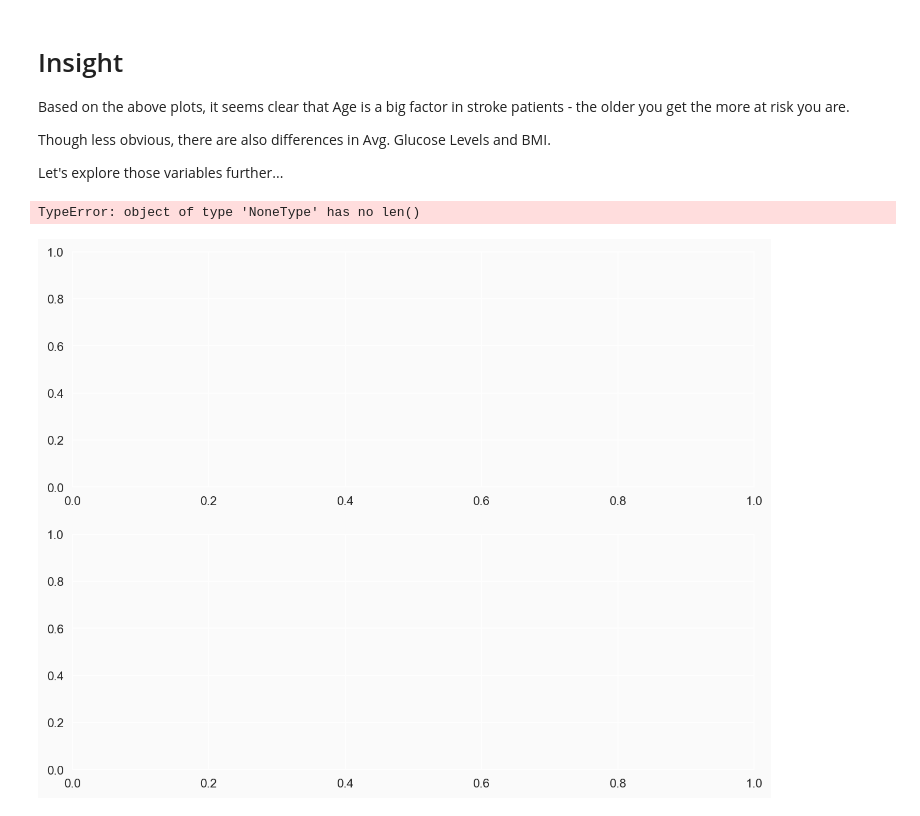
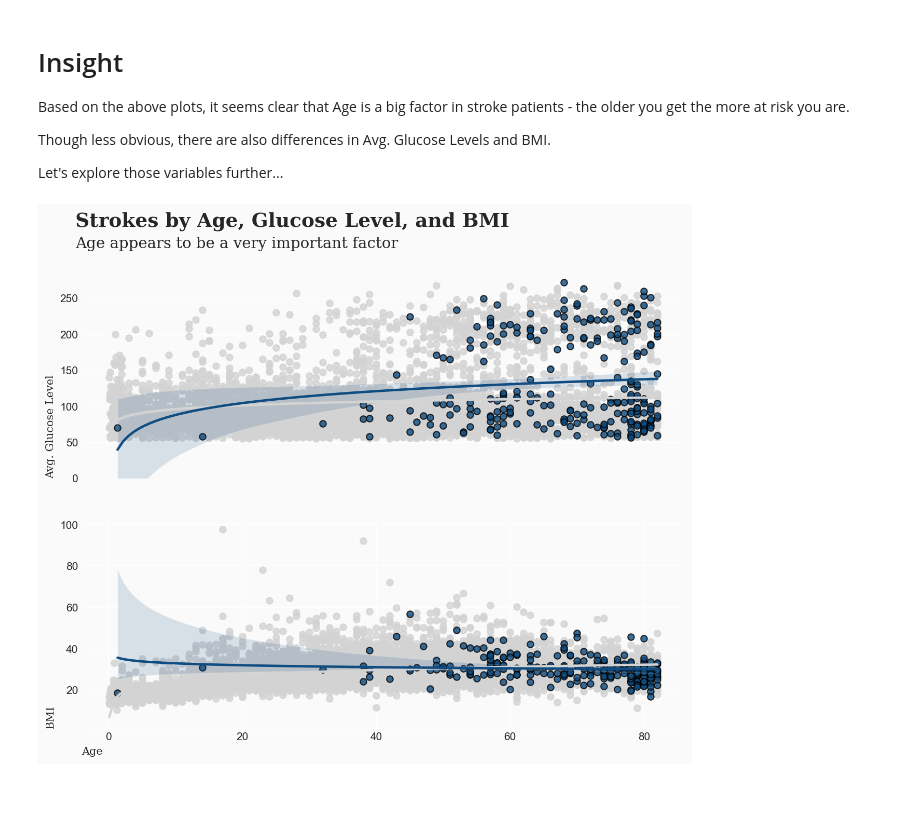
Before and after one commit to wesonga/Stroke_Prediction, a Jupyter notebook: Prediction.ipynb, the cells around one changed output. Drawn from its saved outputs; the diff is of its cells as text; code cells hidden in the pictures.

```diff
--- a/Prediction.ipynb
+++ b/Prediction.ipynb
@@ -269,70 +271,79 @@ Let's explore those variables further...
 str_only = df[df['stroke'] == 1]  # DataFrame for instances with stroke
 no_str_only = df[df['stroke'] == 0]  # DataFrame for instances without stroke
 # %%
-fig = plt.figure(figsize=(10,16),dpi=150,facecolor=background_color)
+# Setting up figure and axes
+
+# Creating a new figure with a specified size, DPI, and facecolor
+fig = plt.figure(figsize=(10, 16), dpi=150, facecolor=background_color)
+
+# Adding a 4x2 grid of subplots with specified spacing
 gs = fig.add_gridspec(4, 2)
 gs.update(wspace=0.5, hspace=0.2)
+
+# Creating two subplots in the grid
 ax0 = fig.add_subplot(gs[0, 0:2])
 ax1 = fig.add_subplot(gs[1, 0:2])
 
+# Setting facecolor for the subplots
 ax0.set_facecolor(background_color)
 ax1.set_facecolor(background_color)
 
-# glucose
-
-sns.regplot(no_str_only['age'],y=no_str_only['avg_glucose_level'],
+# Glucose Level Regression Plot for instances without stroke
+sns.regplot(x=no_str_only['age'], y=no_str_only['avg_glucose_level'],
             color='lightgray',
-            logx=True,
+            logx=True,  # Using a logarithmic scale for the x-axis
             ax=ax0)
 
-sns.regplot(str_only['age'],y=str_only['avg_glucose_level'],
+# Glucose Level Regression Plot for instances with stroke
+sns.regplot(x=str_only['age'], y=str_only['avg_glucose_level'],
             color='#0f4c81',
-            logx=True,scatter_kws={'edgecolors':['black'],
-                                   'linewidth': 1},
+            logx=True,  # Using a logarithmic scale for the x-axis
+            scatter_kws={'edgecolors': ['black'], 'linewidth': 1},  # Customizing scatter plot appearance
             ax=ax0)
 
+# Setting y-axis limit to start from 0
 ax0.set(ylim=(0, None))
-ax0.set_xlabel(" ",fontsize=12,fontfamily='serif')
-ax0.set_ylabel("Avg. Glucose Level",fontsize=10,fontfamily='serif',loc='bottom')
+ax0.set_xlabel(" ", fontsize=12, fontfamily='serif')  # Empty x-axis label for aesthetics
+ax0.set_ylabel("Avg. Glucose Level", fontsize=10, fontfamily='serif', loc='bottom')
 
-ax0.tick_params(axis='x', bottom=False)
-ax0.get_xaxis().set_visible(False)
+# Styling for Glucose Level Regression Plot
+ax0.tick_params(axis='x', bottom=False)  # Removing x-axis ticks for aesthetics
+ax0.get_xaxis().set_visible(False)  # Hiding x-axis labels
 
-for s in ['top','left','bottom']:
+# Removing unnecessary spines for aesthetics
+for s in ['top', 'left', 'bottom']:
     ax0.spines[s].set_visible(False)
 
-
-# bmi
-sns.regplot(no_str_only['age'],y=no_str_only['bmi'],
+# BMI Regression Plot for instances without stroke
+sns.regplot(x=no_str_only['age'], y=no_str_only['bmi'],
             color='lightgray',
-            logx=True,
+            logx=True,  # Using a logarithmic scale for the x-axis
             ax=ax1)
 
-sns.regplot(str_only['age'],y=str_only['bmi'],
-            color='#0f4c81', scatter_kws={'edgecolors':['black'],
-                                          'linewidth': 1},
-            logx=True,
+# BMI Regression Plot for instances with stroke
+sns.regplot(x=str_only['age'], y=str_only['bmi'],
+            color='#0f4c81',
+            scatter_kws={'edgecolors': ['black'], 'linewidth': 1},  # Customizing scatter plot appearance
+            logx=True,  # Using a logarithmic scale for the x-axis
             ax=ax1)
 
-ax1.set_xlabel("Age",fontsize=10,fontfamily='serif',loc='left')
-ax1.set_ylabel("BMI",fontsize=10,fontfamily='serif',loc='bottom')
+ax1.set_xlabel("Age", fontsize=10, fontfamily='serif', loc='left')
+ax1.set_ylabel("BMI", fontsize=10, fontfamily='serif', loc='bottom')
 
-
-for s in ['top','left','right']:
+# Removing unnecessary spines for aesthetics
+for s in ['top', 'left', 'right']:
     ax0.spines[s].set_visible(False)
     ax1.spines[s].set_visible(False)
 
+# Adding title and annotations
+ax0.text(-5, 350, 'Strokes by Age, Glucose Level, and BMI', fontsize=18, fontfamily='serif', fontweight='bold')
+ax0.text(-5, 320, 'Age appears to be a very important factor', fontsize=14, fontfamily='serif')
 
-ax0.text(-5,350,'Strokes by Age, Glucose Level, and BMI',fontsize=18,fontfamily='serif',fontweight='bold')
-ax0.text(-5,320,'Age appears to be a very important factor',fontsize=14,fontfamily='serif')
+# Removing tick marks
+ax0.tick_params(axis=u'both', which=u'both', length=0)
+ax1.tick_params(axis=u'both', which=u'both', length=0)
 
-
-ax0.tick_params(axis=u'both', which=u'both',length=0)
-ax1.tick_params(axis=u'both', which=u'both',length=0)
-
-
-
+# Displaying the plot
 plt.show()
 # %% [output]
-TypeError: object of type 'NoneType' has no len()
-[figure, old version]
+[figure, new version]
```
Also changed, not shown: parts of 12 cells of this notebook.
